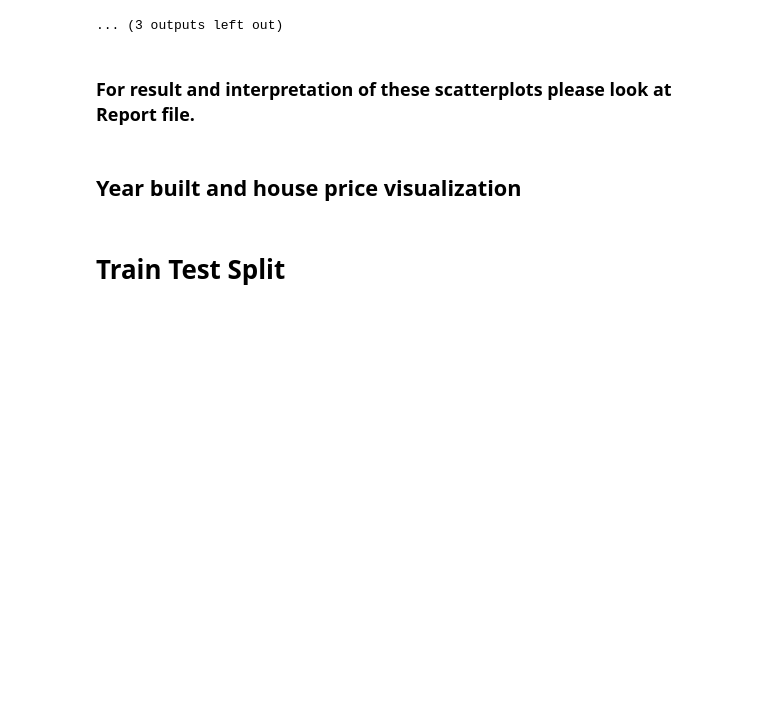
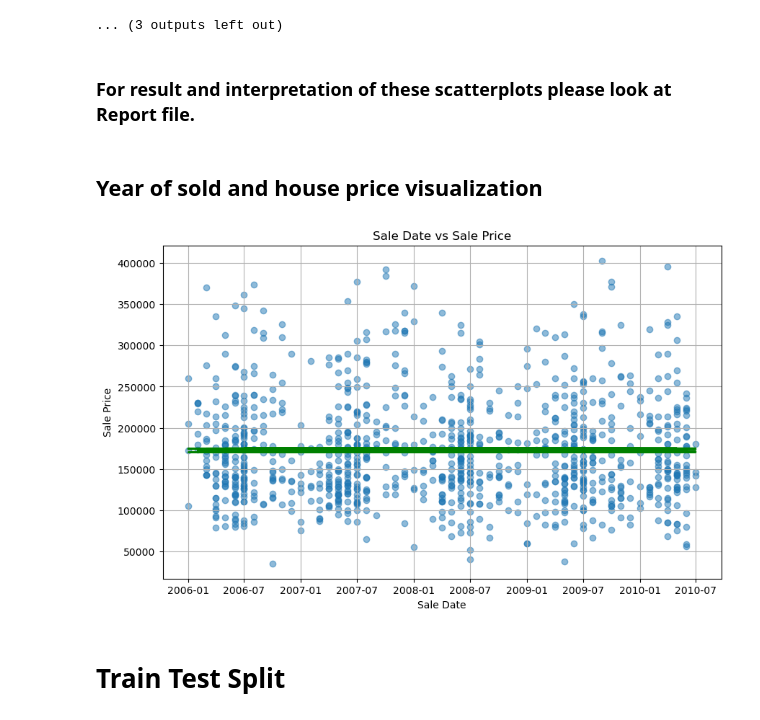
Before and after one commit to AnnaJazayeri/Housing-Price-Prediction, a Jupyter notebook: Milestone 4.ipynb, the cells around one changed output. Saved outputs shown, nothing was run; the diff lists cells and outputs as text; code cells hidden in the pictures; blank space fills up the shorter version.

```diff
--- a/Milestone 4.ipynb
+++ b/Milestone 4.ipynb
@@ -267,10 +275,33 @@ for column in high_corr_columns:
 [figure]
 [figure]
 ... (3 outputs left out)
-# %% [markdown]
-### For result and interpretation of these scatterplots please look at Report file.
-# %% [markdown]
-## Year built and house price visualization
+# %% [markdown]
+### For result and interpretation of these scatterplots please look at Report file.
+# %% [markdown]
+## Year of sold and house price visualization
+# %%
+# Combine 'MoSold' and 'YrSold' columns into a new column 'SaleDate'
+House_price['SaleDate'] = pd.to_datetime(House_price['YrSold'].astype(str) + '-' + House_price['MoSold'].astype(str), format='%Y-%m')
+# Set 'SaleDate' column as the index for time series
+House_price.set_index('SaleDate', inplace=True)
+# %%
+# Scatter plot of SaleDate and SalePrice
+plt.figure(figsize=(10, 6))
+plt.scatter(House_price.index, House_price['SalePrice'], alpha=0.5)
+plt.title('Sale Date vs Sale Price')
+plt.xlabel('Sale Date')
+plt.ylabel('Sale Price')
+plt.grid(True)
+
+# Add a line of best fit
+x = np.arange(len(House_price.index))  # Assuming x-axis as sequential
+y = House_price['SalePrice'].values
+m, b = np.polyfit(x, y, 1)  # Linear regression (degree=1)
+plt.plot(House_price.index, m * x + b, color='green')
+
+plt.show()
+# %% [output]
+[figure, added]
 # %% [markdown]
 # Train Test Split
 # %%
```
Also changed, not shown: parts of 9 cells of this notebook.
